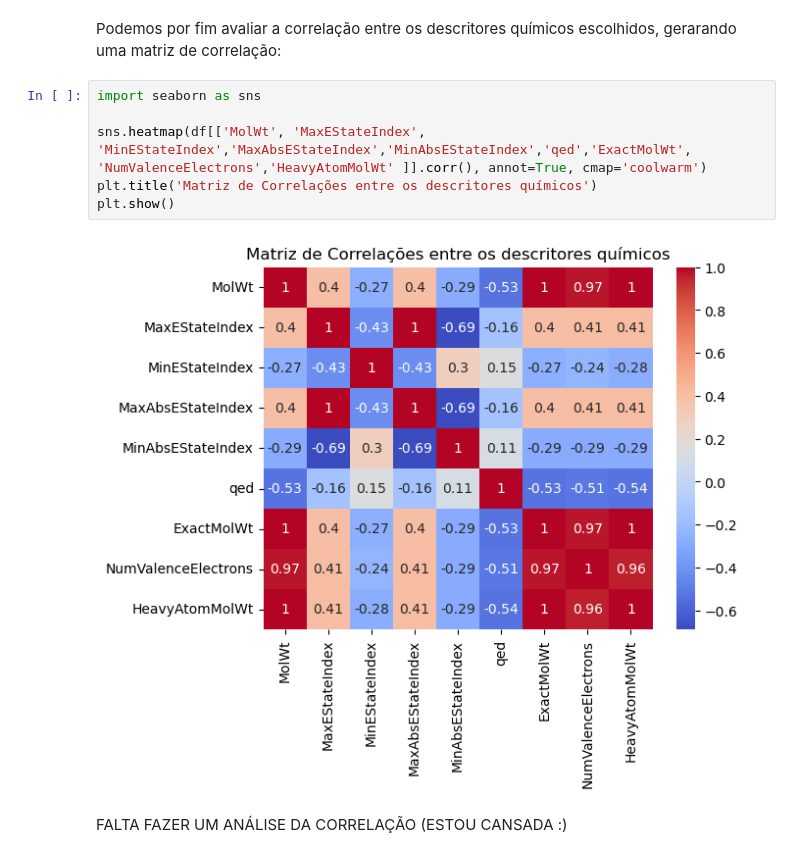
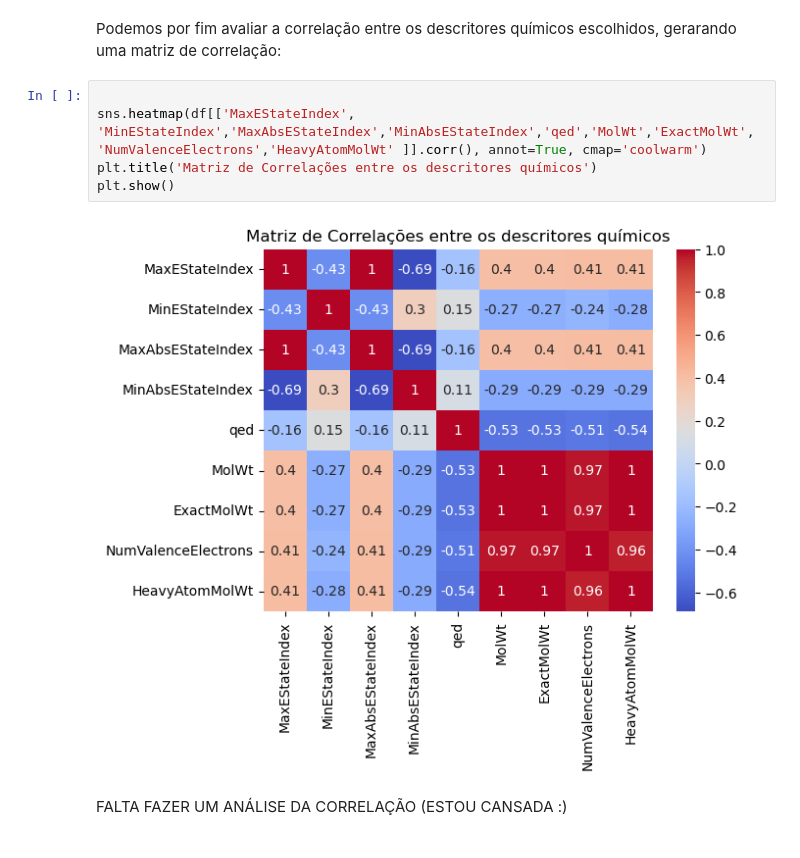
Before and after one commit to BrunoAGSa/Extra-o_Work, a Jupyter notebook: Trabalho parte 2/cyp2c9/trabalho 2.ipynb, the cells around one changed output. Saved outputs shown, nothing was run; the diff lists cells and outputs as text.

```diff
--- a/Trabalho parte 2/cyp2c9/trabalho 2.ipynb
+++ b/Trabalho parte 2/cyp2c9/trabalho 2.ipynb
@@ -611,13 +650,12 @@ Lista de grupos funcionais não significativos: ['fr_Ar_OH', 'fr_SH', 'fr_aldehy
 # %% [markdown]
 Podemos por fim avaliar a correlação entre os descritores químicos escolhidos,  gerarando uma matriz de correlação:
 # %%
-import seaborn as sns
 
-sns.heatmap(df[['MolWt', 'MaxEStateIndex', 'MinEStateIndex','MaxAbsEStateIndex','MinAbsEStateIndex','qed','ExactMolWt', 'NumValenceElectrons','HeavyAtomMolWt' ]].corr(), annot=True, cmap='coolwarm')
+sns.heatmap(df[['MaxEStateIndex', 'MinEStateIndex','MaxAbsEStateIndex','MinAbsEStateIndex','qed','MolWt','ExactMolWt', 'NumValenceElectrons','HeavyAtomMolWt' ]].corr(), annot=True, cmap='coolwarm')
 plt.title('Matriz de Correlações entre os descritores químicos')
 plt.show()
 # %% [output]
-[figure, old version]
+[figure, new version]
 # %% [markdown]
 FALTA FAZER UM ANÁLISE DA CORRELAÇÃO (ESTOU CANSADA :)
 # %% [markdown]
```
Also changed, not shown: parts of 11 cells of this notebook.
